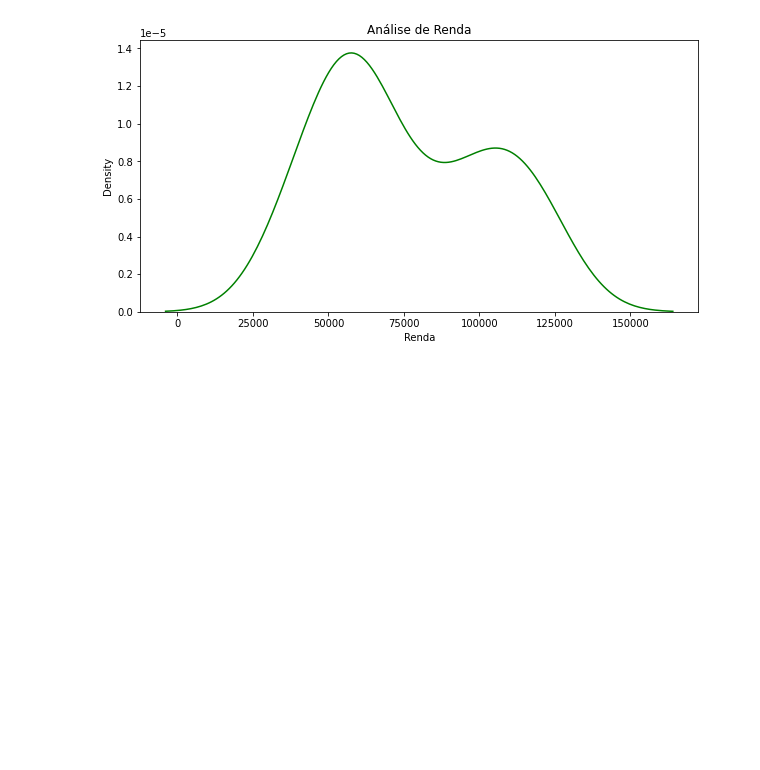
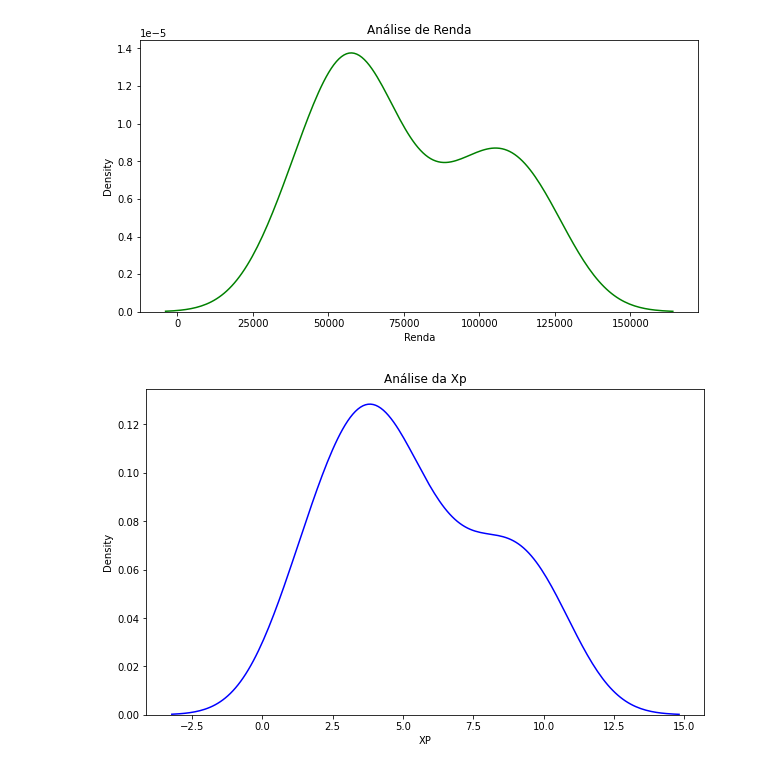
Before and after one commit to neisg/Rh-tempo-de-servi-o, a Jupyter notebook: Untitled4.ipynb, the cells around one changed output. Drawn from its saved outputs; the diff is of its cells as text; code cells hidden in the pictures; blank space fills up the shorter version.

```diff
--- a/Untitled4.ipynb
+++ b/Untitled4.ipynb
@@ -72,3 +72,9 @@ plt.title('Análise de Renda')
 sns.kdeplot(Base_Dados['Renda'], color= 'green');
 # %% [output]
 [figure]
+# %%
+plt.figure( figsize=(10, 6) )
+plt.title('Análise da Xp')
+sns.kdeplot( Base_Dados['XP'], color='blue' );
+# %% [output]
+[figure, added]
```
Also changed, not shown: parts of 6 cells of this notebook.
